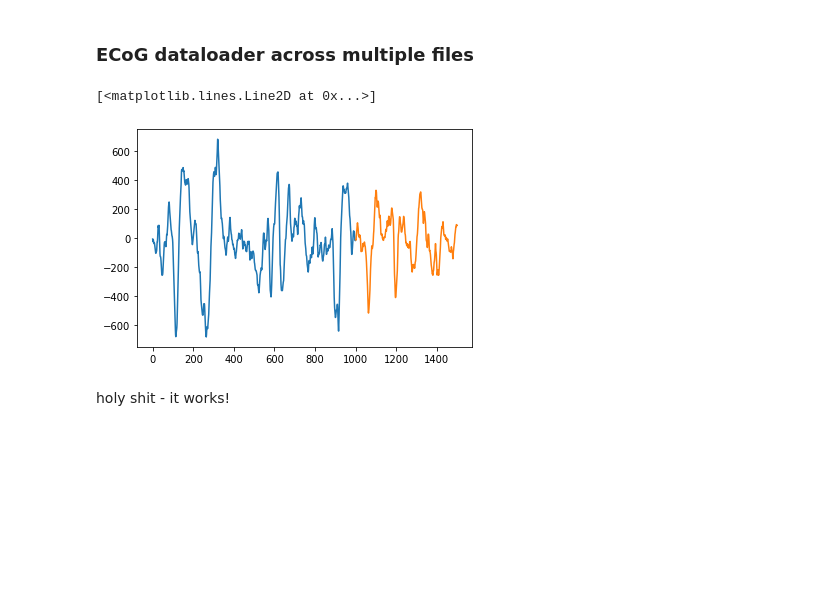
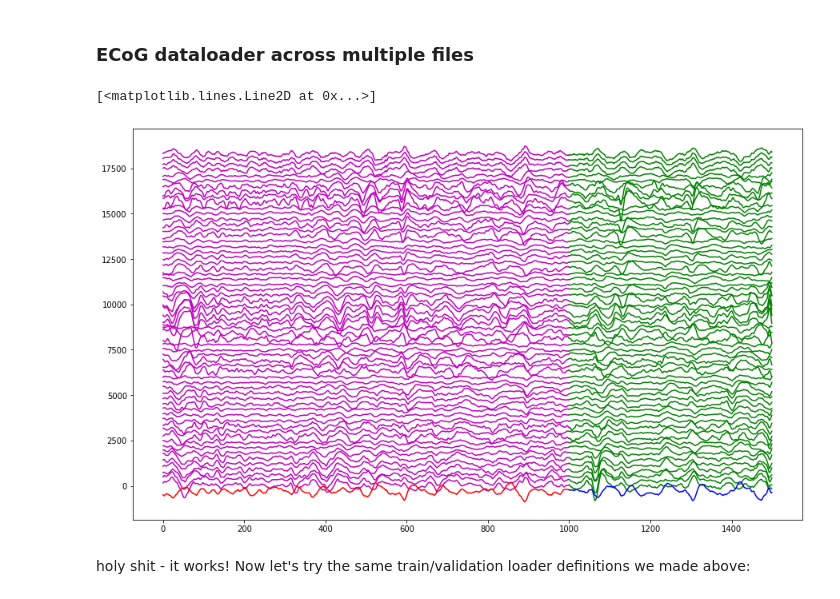
Before and after one commit to m-nolan/ecog_is2s, a Jupyter notebook: notebooks/ECoG_dataset_creation_20200708.ipynb, the cells around one changed output. Drawn from its saved outputs; the diff is of its cells as text; code cells hidden in the pictures; blank space fills up the shorter version.

```diff
--- a/notebooks/ECoG_dataset_creation_20200708.ipynb
+++ b/notebooks/ECoG_dataset_creation_20200708.ipynb
@@ -132,7 +132,7 @@ class WirelessEcogDataset_MultiFile(Dataset):
     # Michael Nolan
     # 2020.07.08
 
-    def __init__( self, ecog_file_list, src_len, trg_len, step_len, ch_idx = None ):
+    def __init__( self, ecog_file_list, src_len, trg_len, step_len, ch_idx = None, device='cpu' ):
         data_parameter_dict = self.create_parameter_dict(ecog_file_list,src_len,trg_len,step_len,ch_idx)
 
         ## set parameters
@@ -149,6 +149,7 @@ class WirelessEcogDataset_MultiFile(Dataset):
         self.file_ref_idx = np.cumsum([len(x) for x in data_parameter_dict['sample_idx']])
         self.file_offset_idx = np.zeros(self.file_ref_idx.shape,dtype=int)
         self.file_offset_idx[1:] = self.file_ref_idx[:-1]
+        self.device = device
 
     def __len__( self ):
         return sum([len(x) for x in self.data_parameter_dict['sample_idx']])
@@ -162,10 +163,10 @@ class WirelessEcogDataset_MultiFile(Dataset):
         ch_idx = self.data_parameter_dict['ch_idx'][file_idx]
         count = (self.src_len + self.trg_len)*n_ch
         offset = self.data_parameter_dict['sample_idx'][file_idx][in_file_sample_idx]*n_ch*dtype().nbytes
-        data_sample = np.fromfile(filepath,dtype=dtype,count=count,offset=offset).reshape((n_ch,self.src_len+self.trg_len),order='F').T
-        src, trg = np.split(data_sample[:,ch_idx],[self.src_len])
+        data_sample = torch.tensor(np.fromfile(filepath,dtype=dtype,count=count,offset=offset).reshape((n_ch,self.src_len+self.trg_len),order='F').T)
+        src, trg = torch.split(data_sample[:,ch_idx],[self.src_len,self.trg_len])
 
-        return src, trg
+        return src.to(self.device,non_blocking=True), trg.to(self.device, non_blocking=True)
 
     def create_parameter_dict( self, ecog_file_list, src_len, trg_len, step_len, ch_idx=None ):
         n_file = len(ecog_file_list)
@@ -239,13 +240,19 @@ class WirelessEcogDataset_MultiFile(Dataset):
 # %%
 ecog_file_list = glob.glob('/Volumes/Samsung_T5/aoLab/Data/WirelessData/Goose_Multiscale_M1/180325/0*/*.clfp.dat')
 ecog_multifile_dataset = WirelessEcogDataset_MultiFile(ecog_file_list,src_len,trg_len,step_len)
-# %%
-src, trg = ecog_multifile_dataset.__getitem__(-1)
-plot_ch_idx = 10
-plt.plot(np.arange(src_len),src[:,plot_ch_idx])
-plt.plot(src_len+np.arange(trg_len),trg[:,plot_ch_idx])
-# %% [output]
-[<matplotlib.lines.Line2D at 0x...>]
-[figure, removed]
-# %% [markdown]
-holy shit - it works!
+# %%
+_src, _trg = ecog_multifile_dataset.__getitem__(56795)
+src = _src - _src.mean(axis=-1)[:,None]
+trg = _trg - _trg.mean(axis=-1)[:,None]
+plot_ch_idx = 10
+spanner = 300
+fig,ax = plt.subplots(1,1,figsize=(15,9))
+ax.plot(np.arange(src_len),src + spanner*np.arange(src.shape[1]),'m');
+ax.plot(np.arange(src_len),_src.mean(axis=-1) - spanner,'r')
+ax.plot(src_len+np.arange(trg_len),trg + spanner*np.arange(trg.shape[1]),'g');
+ax.plot(src_len+np.arange(trg_len),_trg.mean(axis=-1) - spanner,'b')
+# %% [output]
+[<matplotlib.lines.Line2D at 0x...>]
+[figure, added]
+# %% [markdown]
+holy shit - it works! Now let's try the same train/validation loader definitions we made above:
```
Also changed, not shown: parts of 2 cells of this notebook, 1 other file.
